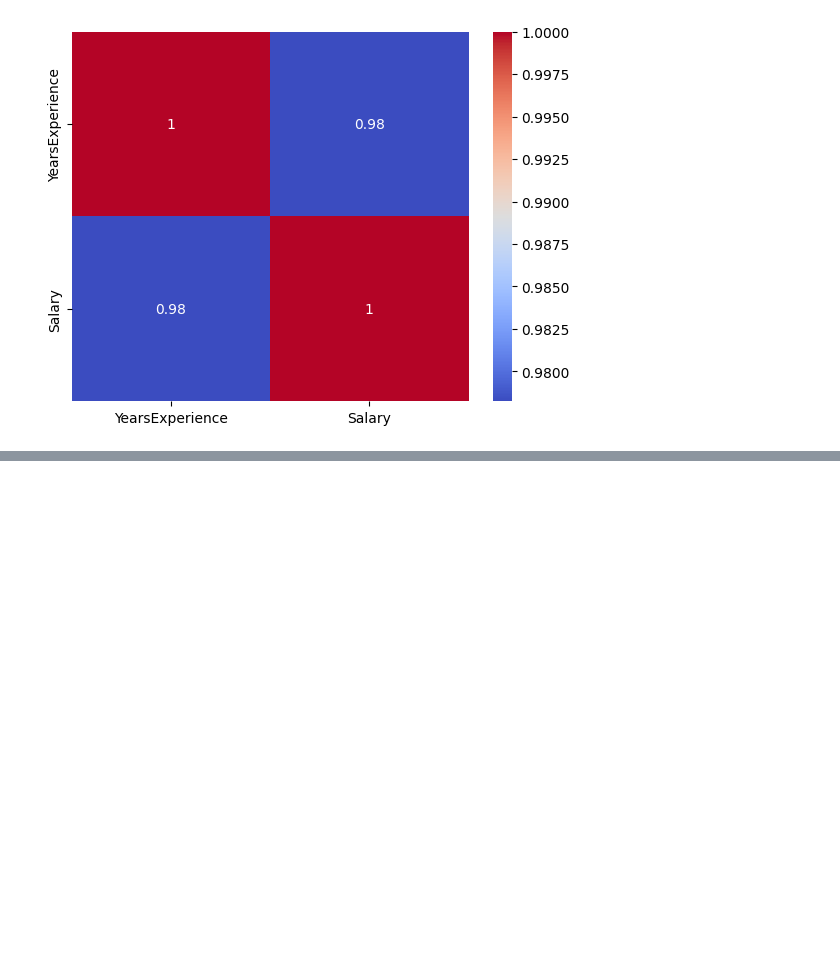
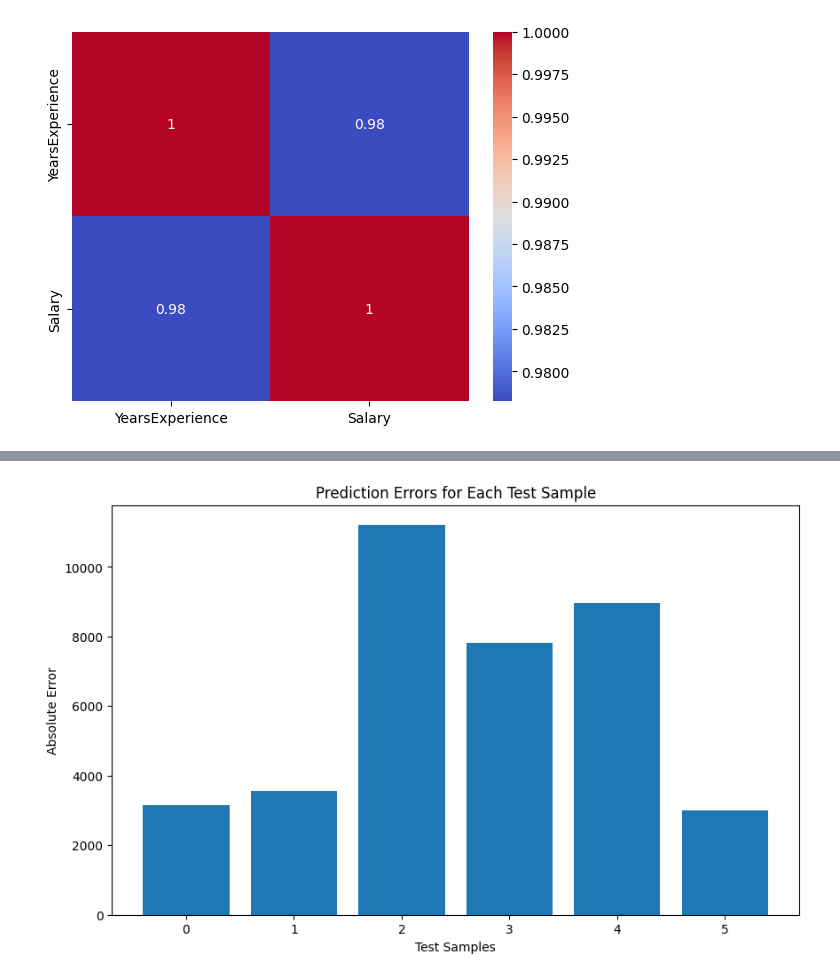
Before and after one commit to nevadapascolini14/regression, a Jupyter notebook: RegressionPractice.ipynb, the cells around one changed output, grey strips where cells are left out. Cells and saved outputs as stored; diff of their text form; code cells hidden in the pictures; blank space fills up the shorter version.

```diff
--- a/RegressionPractice.ipynb
+++ b/RegressionPractice.ipynb
@@ -108,0 +147,10 @@ X_train, X_test, y_train, y_test = train_test_split(X, y, test_size=0.2, random_
+# %%
+errors = abs(y_test - y_pred)
+plt.figure(figsize=(10, 6))
+plt.bar(range(len(errors)), errors)
+plt.xlabel('Test Samples')
+plt.ylabel('Absolute Error')
+plt.title('Prediction Errors for Each Test Sample')
+plt.show()
+# %% [output]
+[figure, added]
```
Also changed, not shown: parts of 33 cells of this notebook.
